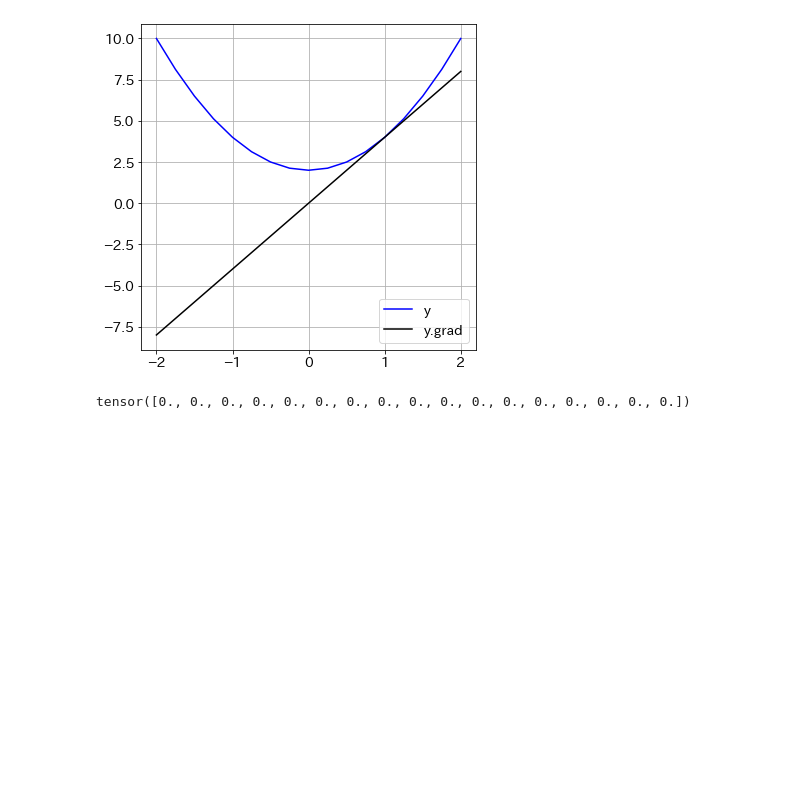
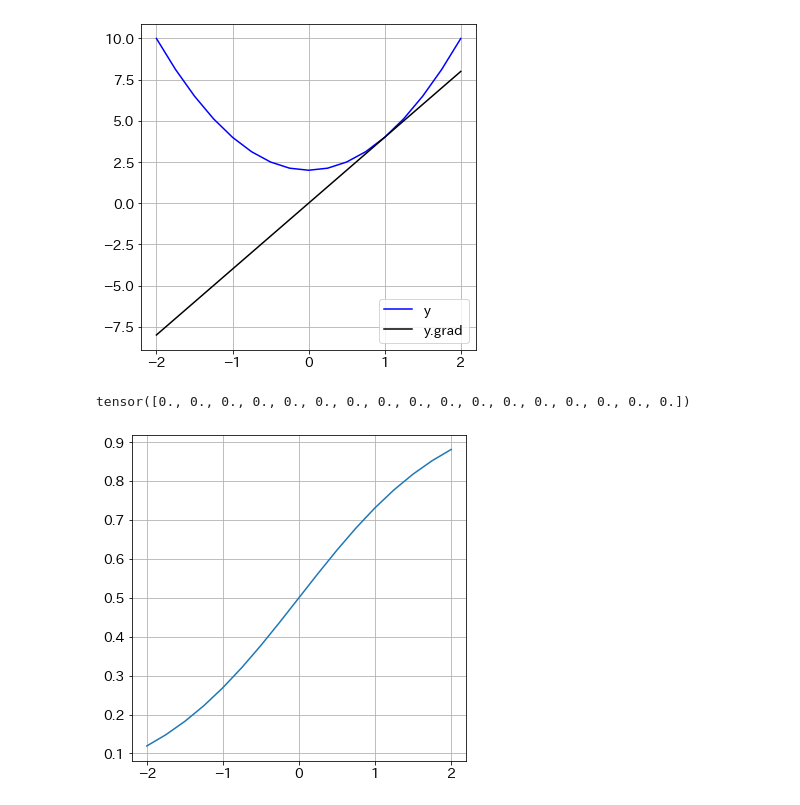
Before and after one commit to newstage75/ML_study, a Jupyter notebook: 最短Pytorch/2章PyTorchの基本機能.ipynb, the cells around one changed output. Saved outputs shown, nothing was run; the diff lists cells and outputs as text; code cells hidden in the pictures; blank space fills up the shorter version.

```diff
--- a/最短Pytorch/2章PyTorchの基本機能.ipynb
+++ b/最短Pytorch/2章PyTorchの基本機能.ipynb
@@ -351,3 +355,15 @@ x.grad.zero_()
 print(x.grad)
 # %% [output]
 tensor([0., 0., 0., 0., 0., 0., 0., 0., 0., 0., 0., 0., 0., 0., 0., 0., 0.])
+# %%
+#sigmoid定義
+sigmoid = torch.nn.Sigmoid()
+# %%
+#(2)yの値の計算
+y = sigmoid(x)
+# %%
+#グラフ描画
+plt.plot(x.data, y.data)
+plt.show()
+# %% [output]
+[figure, added]
```
Also changed, not shown: parts of 3 cells of this notebook.
